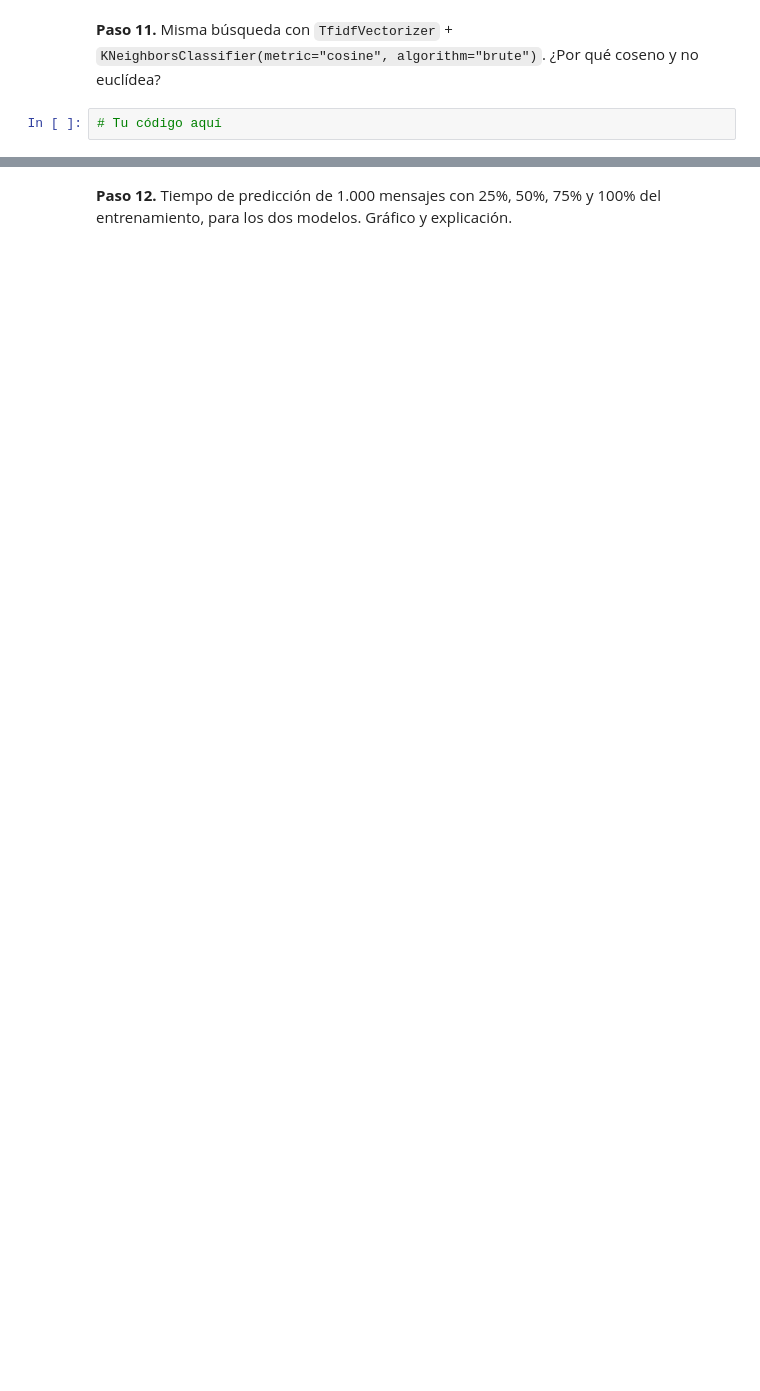
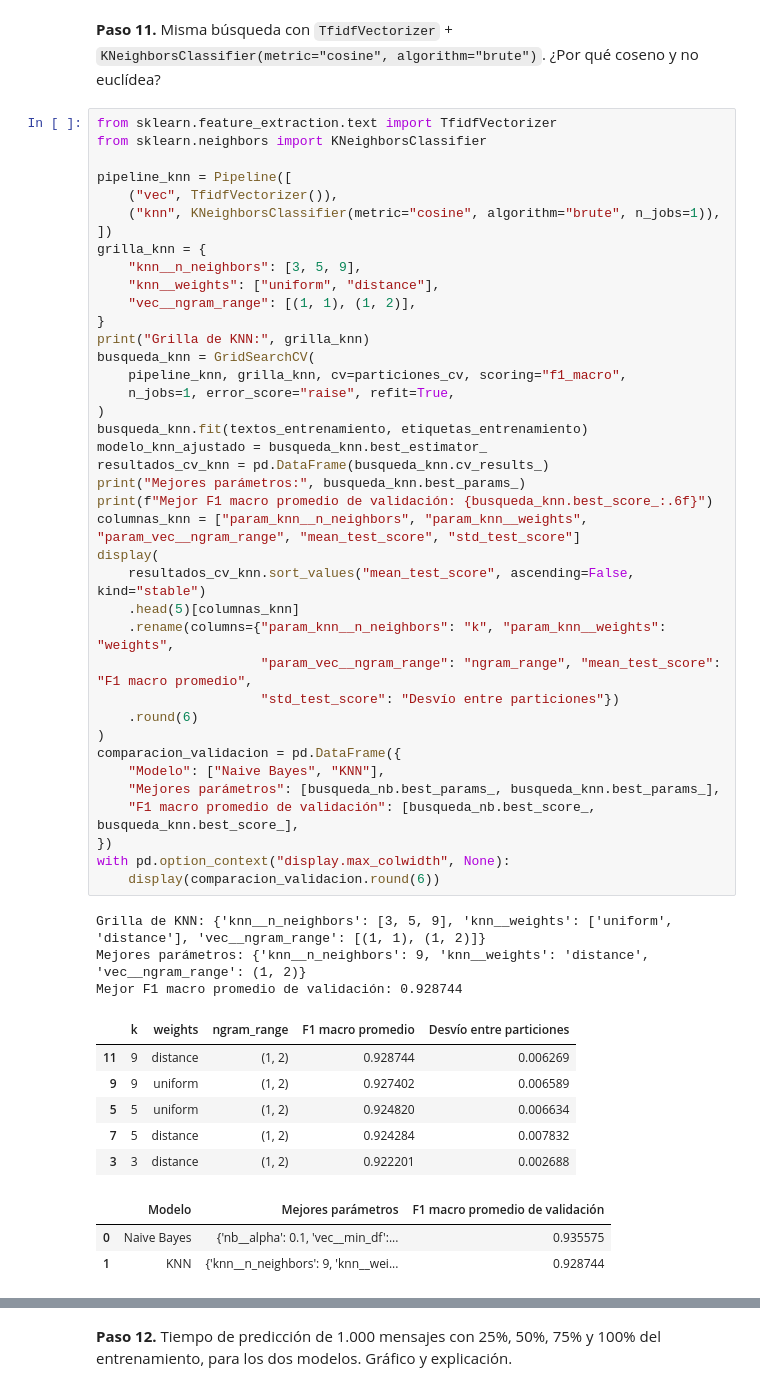
Before and after one commit to juanquiros/ml-cauce-naive-bayes, a Jupyter notebook: caso1_cauce/caso1_cauce.ipynb, the cells around one changed output, grey strips where cells are left out. Drawn from its saved outputs; the diff is of its cells as text; blank space fills up the shorter version.

```diff
--- a/caso1_cauce/caso1_cauce.ipynb
+++ b/caso1_cauce/caso1_cauce.ipynb
@@ -362,4 +538,54 @@ Naive Bayes suma conteos de términos por clase, aplica suavizado y combina loga
 # %% [markdown]
 **Paso 11.** Misma búsqueda con `TfidfVectorizer` + `KNeighborsClassifier(metric="cosine", algorithm="brute")`. ¿Por qué coseno y no euclídea?
 # %%
-# Tu código aquí
+from sklearn.feature_extraction.text import TfidfVectorizer
+from sklearn.neighbors import KNeighborsClassifier
+
+pipeline_knn = Pipeline([
+    ("vec", TfidfVectorizer()),
+    ("knn", KNeighborsClassifier(metric="cosine", algorithm="brute", n_jobs=1)),
+])
+grilla_knn = {
+    "knn__n_neighbors": [3, 5, 9],
+    "knn__weights": ["uniform", "distance"],
+    "vec__ngram_range": [(1, 1), (1, 2)],
+}
+print("Grilla de KNN:", grilla_knn)
+busqueda_knn = GridSearchCV(
+    pipeline_knn, grilla_knn, cv=particiones_cv, scoring="f1_macro",
+    n_jobs=1, error_score="raise", refit=True,
+)
+busqueda_knn.fit(textos_entrenamiento, etiquetas_entrenamiento)
+modelo_knn_ajustado = busqueda_knn.best_estimator_
+resultados_cv_knn = pd.DataFrame(busqueda_knn.cv_results_)
+print("Mejores parámetros:", busqueda_knn.best_params_)
+print(f"Mejor F1 macro promedio de validación: {busqueda_knn.best_score_:.6f}")
+columnas_knn = ["param_knn__n_neighbors", "param_knn__weights", "param_vec__ngram_range", "mean_test_score", "std_test_score"]
+display(
+    resultados_cv_knn.sort_values("mean_test_score", ascending=False, kind="stable")
+    .head(5)[columnas_knn]
+    .rename(columns={"param_knn__n_neighbors": "k", "param_knn__weights": "weights",
+                     "param_vec__ngram_range": "ngram_range", "mean_test_score": "F1 macro promedio",
+                     "std_test_score": "Desvío entre particiones"})
+    .round(6)
+)
+comparacion_validacion = pd.DataFrame({
+    "Modelo": ["Naive Bayes", "KNN"],
+    "Mejores parámetros": [busqueda_nb.best_params_, busqueda_knn.best_params_],
+    "F1 macro promedio de validación": [busqueda_nb.best_score_, busqueda_knn.best_score_],
+})
+with pd.option_context("display.max_colwidth", None):
+    display(comparacion_validacion.round(6))
+# %% [output]
+Grilla de KNN: {'knn__n_neighbors': [3, 5, 9], 'knn__weights': ['uniform', 'distance'], 'vec__ngram_range': [(1, 1), (1, 2)]}
+Mejores parámetros: {'knn__n_neighbors': 9, 'knn__weights': 'distance', 'vec__ngram_range': (1, 2)}
+Mejor F1 macro promedio de validación: 0.928744
+|  | k | weights | ngram_range | F1 macro promedio | Desvío entre particiones |
+| 11 | 9 | distance | (1, 2) | 0.928744 | 0.006269 |
+| 9 | 9 | uniform | (1, 2) | 0.927402 | 0.006589 |
+| 5 | 5 | uniform | (1, 2) | 0.924820 | 0.006634 |
+| 7 | 5 | distance | (1, 2) | 0.924284 | 0.007832 |
+| 3 | 3 | distance | (1, 2) | 0.922201 | 0.002688 |
+|  | Modelo | Mejores parámetros | F1 macro promedio de validación |
+| 0 | Naive Bayes | {'nb__alpha': 0.1, 'vec__min_df':... | 0.935575 |
+| 1 | KNN | {'knn__n_neighbors': 9, 'knn__wei... | 0.928744 |
```
Also changed, not shown: parts of 15 cells of this notebook.
